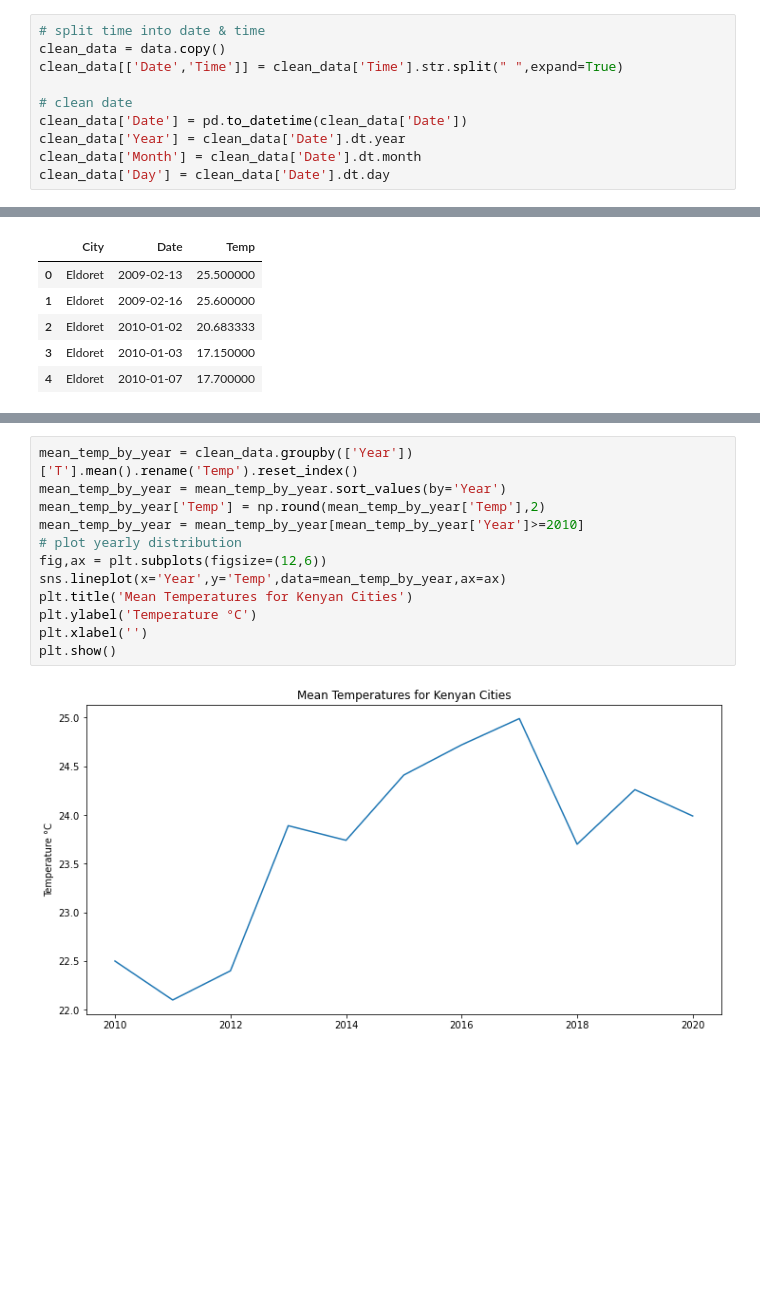
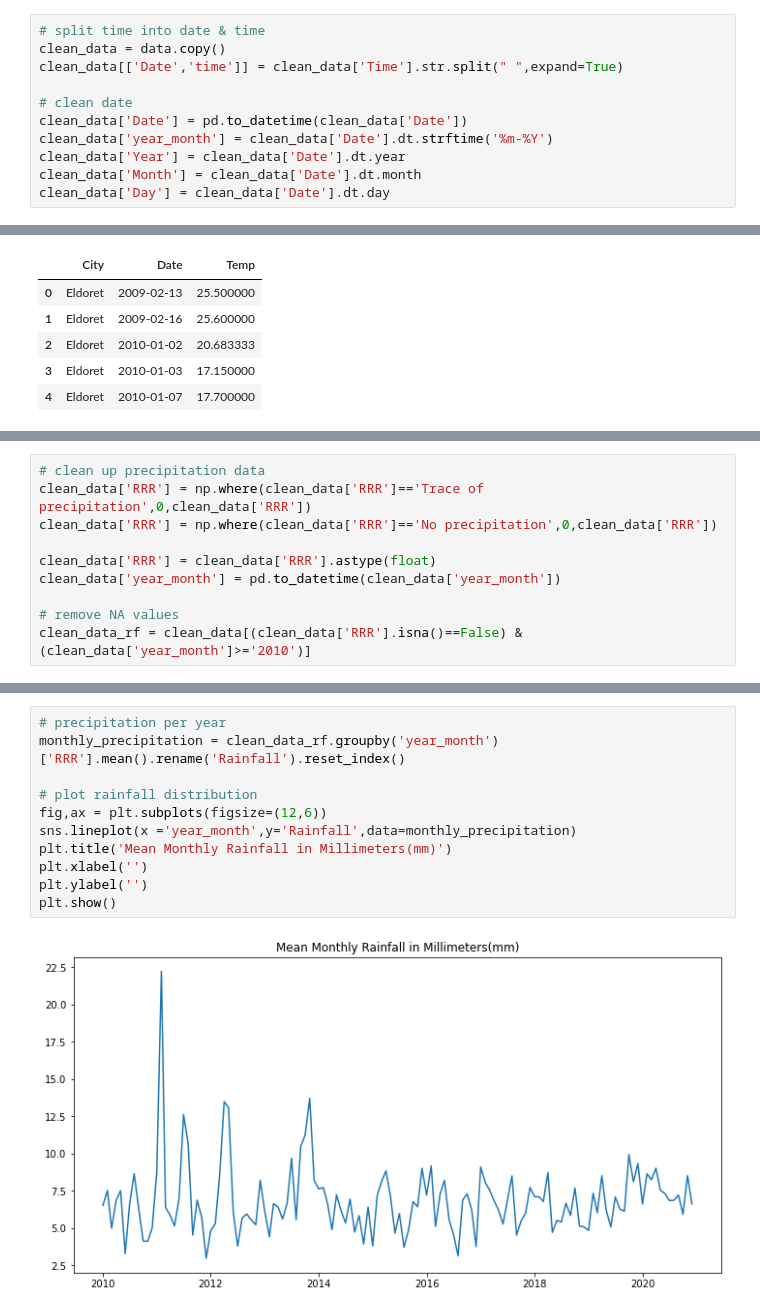
Before and after one commit to wkirui/Weather-Data-Analysis, a Jupyter notebook: Weather Scraper.ipynb, the cells around one changed output, grey strips where cells are left out. Drawn from its saved outputs; the diff is of its cells as text; blank space fills up the shorter version.

Commit message:
updated rainfall & atmospheric pressure summaries

```diff
--- a/Weather Scraper.ipynb
+++ b/Weather Scraper.ipynb
@@ -140,10 +150,11 @@ data[data['City']=='Nyeri'].head()
 # %%
 # split time into date & time
 clean_data = data.copy()
-clean_data[['Date','Time']] = clean_data['Time'].str.split(" ",expand=True)
+clean_data[['Date','time']] = clean_data['Time'].str.split(" ",expand=True)
 
 # clean date
 clean_data['Date'] = pd.to_datetime(clean_data['Date'])
+clean_data['year_month'] = clean_data['Date'].dt.strftime('%m-%Y')
 clean_data['Year'] = clean_data['Date'].dt.year
 clean_data['Month'] = clean_data['Date'].dt.month
 clean_data['Day'] = clean_data['Date'].dt.day
@@ -231,0 +272,10 @@ plt.show()
+# %%
+# clean up precipitation data
+clean_data['RRR'] = np.where(clean_data['RRR']=='Trace of precipitation',0,clean_data['RRR'])
+clean_data['RRR'] = np.where(clean_data['RRR']=='No precipitation',0,clean_data['RRR'])
+
+clean_data['RRR'] = clean_data['RRR'].astype(float)
+clean_data['year_month'] = pd.to_datetime(clean_data['year_month'])
+
+# remove NA values
+clean_data_rf = clean_data[(clean_data['RRR'].isna()==False) & (clean_data['year_month']>='2010')]
@@ -232,14 +299,13 @@ plt.show()
 # %%
-mean_temp_by_year = clean_data.groupby(['Year'])['T'].mean().rename('Temp').reset_index()
-mean_temp_by_year = mean_temp_by_year.sort_values(by='Year')
-mean_temp_by_year['Temp'] = np.round(mean_temp_by_year['Temp'],2)
-mean_temp_by_year = mean_temp_by_year[mean_temp_by_year['Year']>=2010]
-# plot yearly distribution
+# precipitation per year
+monthly_precipitation = clean_data_rf.groupby('year_month')['RRR'].mean().rename('Rainfall').reset_index()
+
+# plot rainfall distribution
 fig,ax = plt.subplots(figsize=(12,6))
-sns.lineplot(x='Year',y='Temp',data=mean_temp_by_year,ax=ax)
-plt.title('Mean Temperatures for Kenyan Cities')
-plt.ylabel('Temperature °C')
+sns.lineplot(x ='year_month',y='Rainfall',data=monthly_precipitation)
+plt.title('Mean Monthly Rainfall in Millimeters(mm)')
 plt.xlabel('')
+plt.ylabel('')
 plt.show()
 # %% [output]
-[figure, old version]
+[figure, new version]
```
Also changed, not shown: parts of 34 cells of this notebook.
